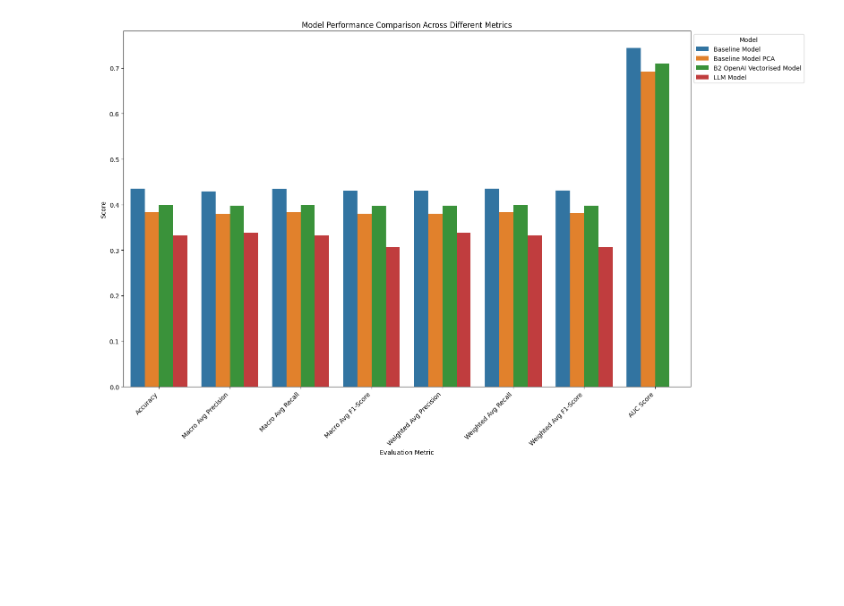
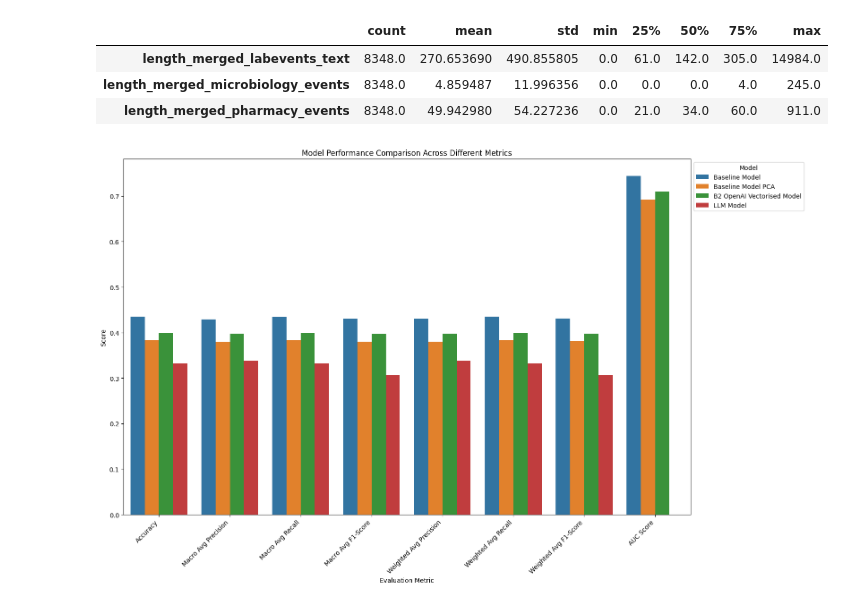
Before and after one commit to wailali17/automated_clinical_coding, a Jupyter notebook: evaluation.ipynb, the cells around one changed output. Cells and saved outputs as stored; diff of their text form; code cells hidden in the pictures; blank space fills up the shorter version.

```diff
--- a/evaluation.ipynb
+++ b/evaluation.ipynb
@@ -10,3 +64,12 @@ with open(f"data/definitions/icd_code_mapping.json", "r") as file:
+# %%
+df[df['llm_inaccurate_preds'] == 1][[
+    'length_merged_labevents_text', 'length_merged_microbiology_events', 'length_merged_pharmacy_events'
+]].describe().T
+# %% [output]
+|  | count | mean | std | min | 25% | 50% | 75% | max |
+| length_merged_labevents_text | 8348.0 | 270.653690 | 490.855805 | 0.0 | 61.0 | 142.0 | 305.0 | 14984.0 |
+| length_merged_microbiology_events | 8348.0 | 4.859487 | 11.996356 | 0.0 | 0.0 | 0.0 | 4.0 | 245.0 |
+| length_merged_pharmacy_events | 8348.0 | 49.942980 | 54.227236 | 0.0 | 21.0 | 34.0 | 60.0 | 911.0 |
 # %%
 import seaborn as sns
 import matplotlib.pyplot as plt
```
Also changed, not shown: parts of 7 cells of this notebook, 6 other files.
